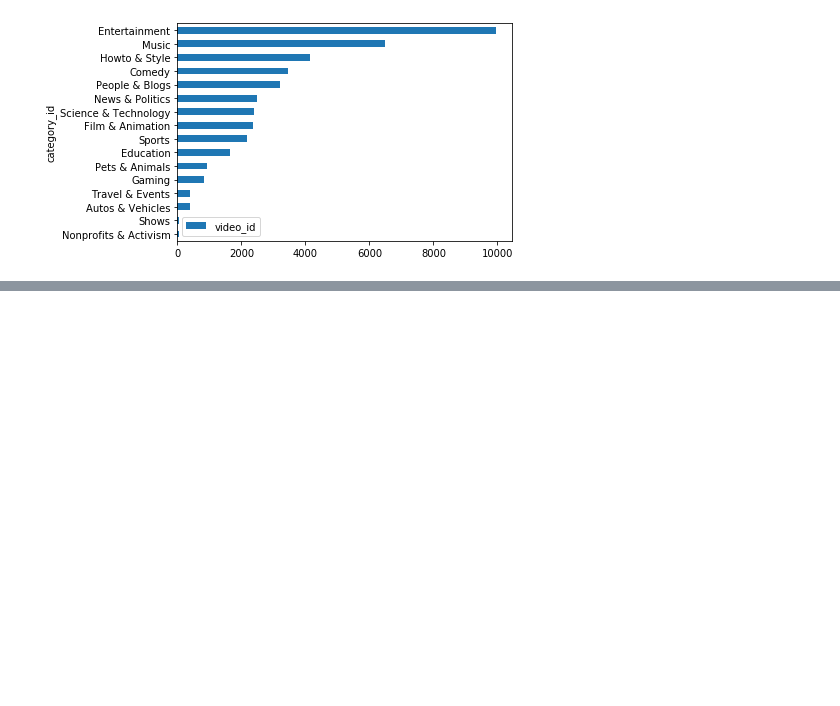
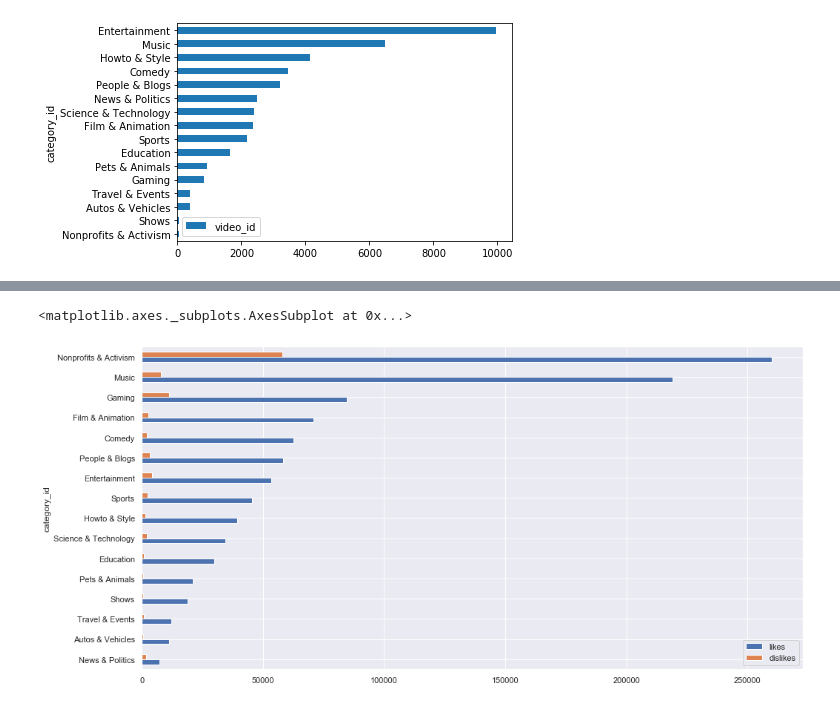
Before and after one commit to loc-vu/yt-trends, a Jupyter notebook: Correlation Analysis.ipynb, the cells around one changed output, grey strips where cells are left out. Drawn from its saved outputs; the diff is of its cells as text; code cells hidden in the pictures; blank space fills up the shorter version.

```diff
--- a/Correlation Analysis.ipynb
+++ b/Correlation Analysis.ipynb
@@ -6,6 +6,8 @@ import matplotlib.pyplot as plt
 from datetime import date
 import seaborn as sns
 pd.options.display.max_rows = 10
+import plotly.graph_objects as go
+sns.set(rc={'figure.figsize':(16,8)})
 # %% [markdown]
 # Investigating correlations between variables
 # %%
@@ -204,0 +262,5 @@ fig.show()
+# %%
+us_data.groupby("category_id").mean().sort_values("likes").plot(kind='barh', y=["likes","dislikes"])
+# %% [output]
+<matplotlib.axes._subplots.AxesSubplot at 0x...>
+[figure, added]
```
Also changed, not shown: parts of 18 cells of this notebook.
